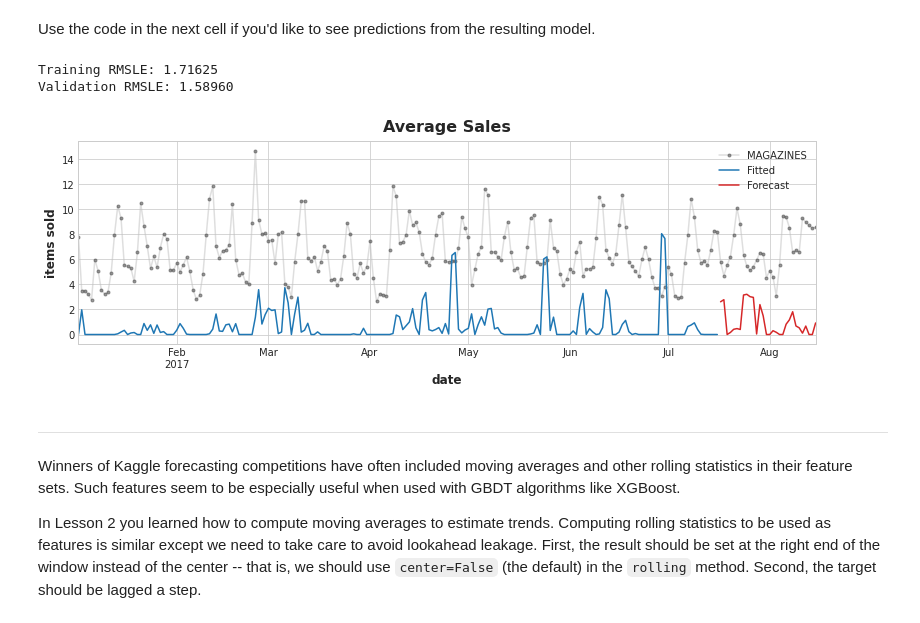
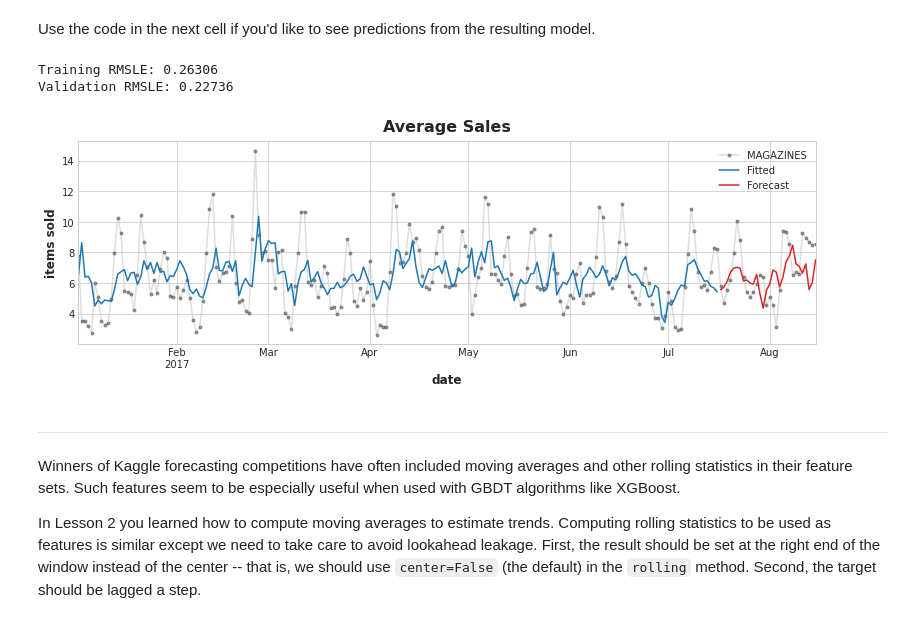
Before and after one commit to gfxluffy/Kaggle-Courses, a Jupyter notebook: Time Series/exercise-time-series-as-features.ipynb, the cells around one changed output. Cells and saved outputs as stored; diff of their text form; code cells hidden in the pictures.

```diff
--- a/Time Series/exercise-time-series-as-features.ipynb
+++ b/Time Series/exercise-time-series-as-features.ipynb
@@ -210,25 +210,25 @@ Use the code in the next cell if you'd like to see predictions from the resultin
 # %%
 from sklearn.model_selection import train_test_split
 
 X_train, X_valid, y_train, y_valid = train_test_split(X, y, test_size=30, shuffle=False)
 
-model = LinearRegression(fit_intercept=False).fit(X_train, y_train)
+model = LinearRegression().fit(X_train, y_train)
 y_fit = pd.Series(model.predict(X_train), index=X_train.index).clip(0.0)
 y_pred = pd.Series(model.predict(X_valid), index=X_valid.index).clip(0.0)
 
 rmsle_train = mean_squared_log_error(y_train, y_fit) ** 0.5
 rmsle_valid = mean_squared_log_error(y_valid, y_pred) ** 0.5
 print(f'Training RMSLE: {rmsle_train:.5f}')
 print(f'Validation RMSLE: {rmsle_valid:.5f}')
 
 ax = y.plot(**plot_params, alpha=0.5, title="Average Sales", ylabel="items sold")
 ax = y_fit.plot(ax=ax, label="Fitted", color='C0')
 ax = y_pred.plot(ax=ax, label="Forecast", color='C3')
 ax.legend();
 # %% [output]
-Training RMSLE: 1.71625
-Validation RMSLE: 1.58960
+Training RMSLE: 0.26306
+Validation RMSLE: 0.22736
-[figure, old version]
+[figure, new version]
 # %% [markdown]
 -------------------------------------------------------------------------------
 
```
